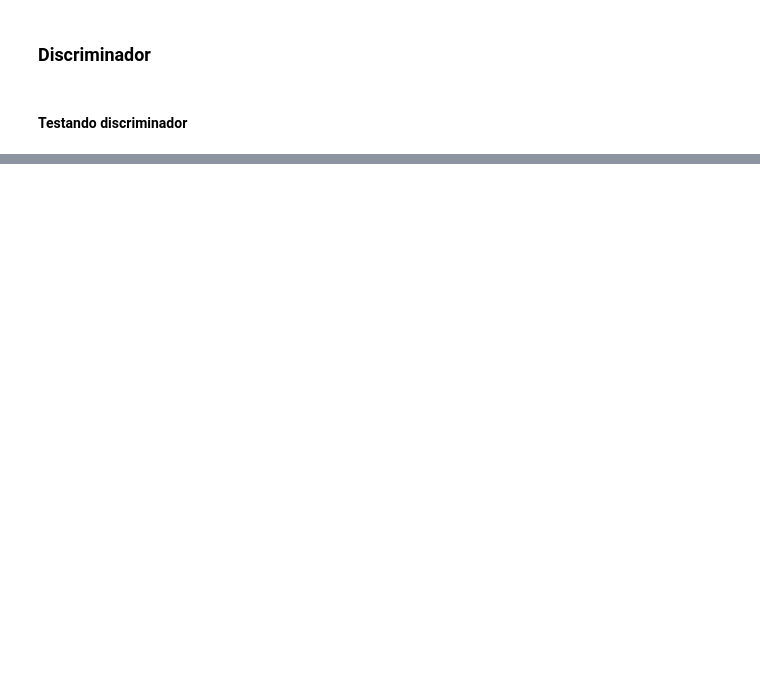
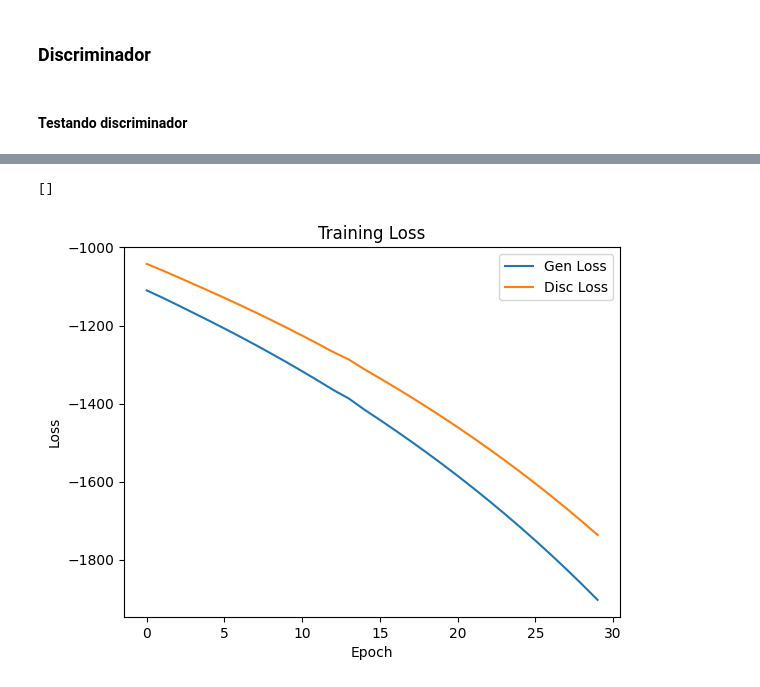
Before and after one commit to guirque/FaceGenerationGAN, a Jupyter notebook: src/main.ipynb, the cells around one changed output, grey strips where cells are left out. Drawn from its saved outputs; the diff is of its cells as text; code cells hidden in the pictures; blank space fills up the shorter version.

```diff
--- a/src/main.ipynb
+++ b/src/main.ipynb
@@ -91,9 +99,6 @@ display(to_pil_image(result[0]))
 # %% [markdown]
 ### Discriminador
 # %%
-from torch import nn
-import torch
-
 class Discriminator(nn.Module):
 
     def __init__(self, img_size):
@@ -114,7 +119,7 @@ class Discriminator(nn.Module):
             nn.Linear(256, 128),
             nn.ReLU(),
             nn.Linear(128, 1),
-            nn.Sigmoid()
+            #nn.Sigmoid()
         )
 
 
@@ -140,0 +166,2 @@ tensor([[0.5182],
+# %%
+model = GAN()
@@ -140,0 +172,19 @@ tensor([[0.5182],
+# %%
+disc_optim = torch.optim.RMSprop(model.discriminator.parameters(), lr=LEARNING_RATE)
+gen_optim = torch.optim.RMSprop(model.generator.parameters(), lr=LEARNING_RATE)
+
+# Wasserstein Loss
+
+def loss(model, real_imgs, noise_input):
+    """
+        - Returns:
+            - L_d = D(x) - D(G(z)), L_g = D(G(z))
+
+        First result is for the discriminator to maximize (or minimize its negative version). It returns the difference between the predictions for real samples and for fake samples.
+
+        Second result is for the generator to maximize. It retursns the discriminator predictions for the fake data.
+    """
+    _, predictions_fake = model(noise_input)
+    predictions_real = model.discriminator(real_imgs)
+
+    return predictions_real.mean() - predictions_fake.mean(), -predictions_fake.mean()
@@ -140,0 +195,2 @@ tensor([[0.5182],
+# %%
+device = torch.device('cuda' if torch.cuda.is_available() else 'cpu')
@@ -140,0 +296,17 @@ tensor([[0.5182],
+# %%
+import matplotlib.pyplot as plt
+
+fig, axes = plt.subplots(1, 1)
+
+axes.set_title('Training Loss')
+axes.plot(epoch_gen_history, label='Gen Loss')
+axes.plot(epoch_disc_history, label='Disc Loss')
+axes.set_xlabel('Epoch')
+axes.set_ylabel('Loss')
+
+plt.legend()
+
+plt.plot()
+# %% [output]
+[]
+[figure, added]
```
Also changed, not shown: parts of 14 cells of this notebook.
